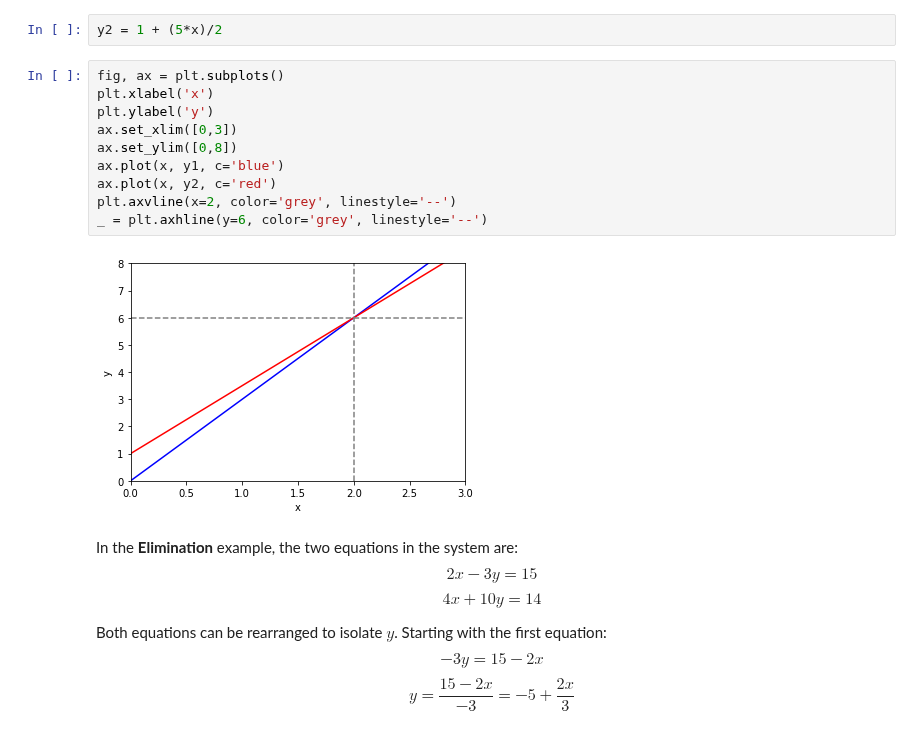
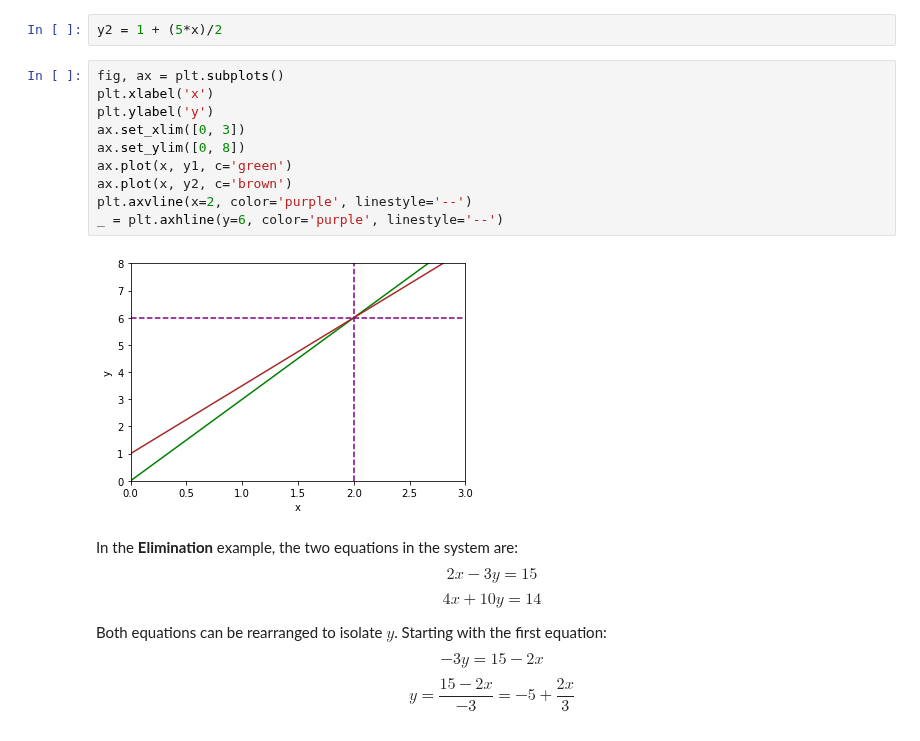
Before and after one commit to irawan09/Machine_Learning, a Jupyter notebook: Mathematical Foundations of ML/1 - Introduction into Linear Algebra.ipynb, the cells around one changed output. Saved outputs shown, nothing was run; the diff lists cells and outputs as text.

```diff
--- a/Mathematical Foundations of ML/1 - Introduction into Linear Algebra.ipynb
+++ b/Mathematical Foundations of ML/1 - Introduction into Linear Algebra.ipynb
@@ -528,15 +707,15 @@ y2 = 1 + (5*x)/2
 # %%
 fig, ax = plt.subplots()
 plt.xlabel('x')
 plt.ylabel('y')
-ax.set_xlim([0,3])
-ax.set_ylim([0,8])
-ax.plot(x, y1, c='blue')
-ax.plot(x, y2, c='red')
-plt.axvline(x=2, color='grey', linestyle='--')
-_ = plt.axhline(y=6, color='grey', linestyle='--')
+ax.set_xlim([0, 3])
+ax.set_ylim([0, 8])
+ax.plot(x, y1, c='green')
+ax.plot(x, y2, c='brown')
+plt.axvline(x=2, color='purple', linestyle='--')
+_ = plt.axhline(y=6, color='purple', linestyle='--')
 # %% [output]
-[figure, old version]
+[figure, new version]
 # %% [markdown]
 In the **Elimination** example, the two equations in the system are:
 $$ 2x - 3y = 15 $$
```
Also changed, not shown: parts of 193 cells of this notebook, 6 other files.
